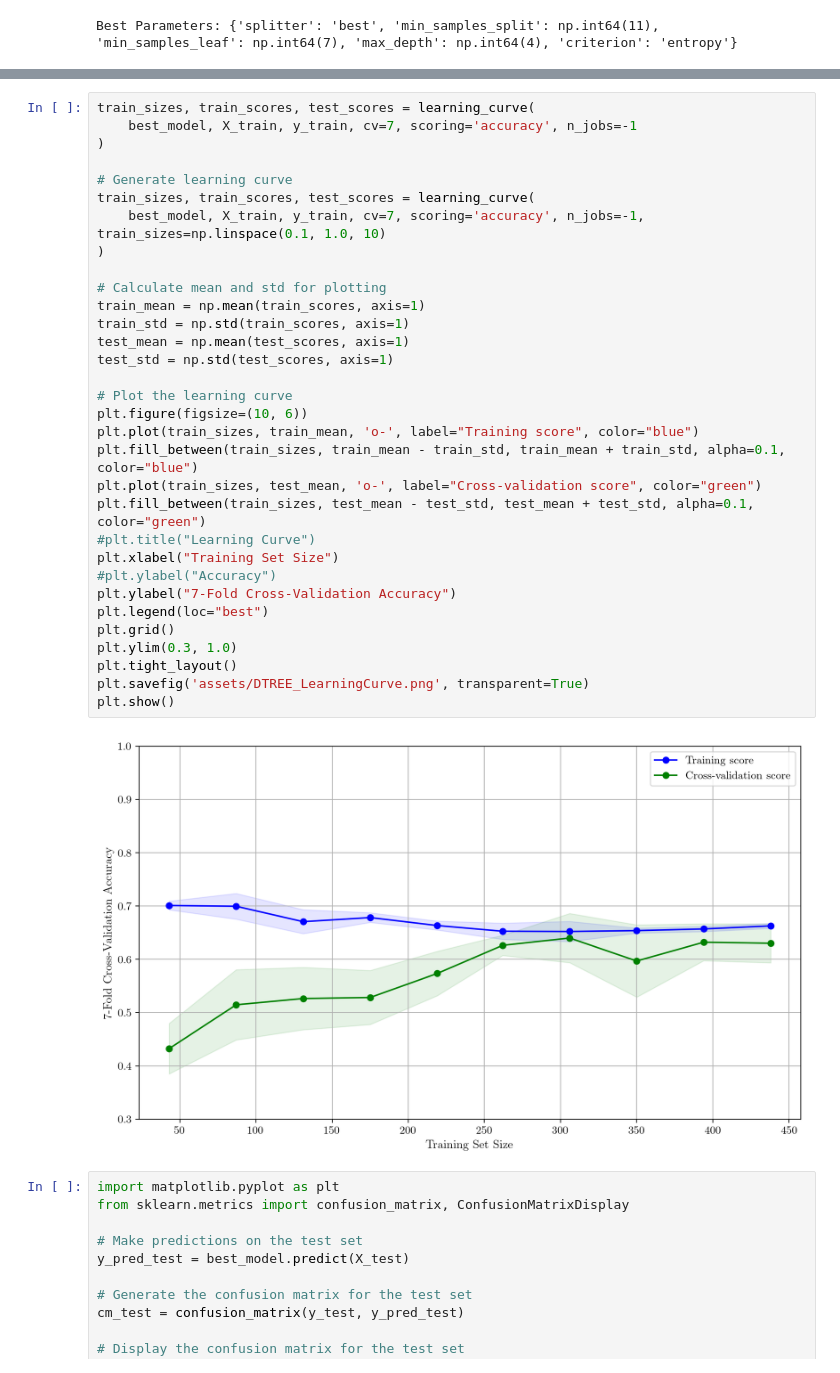
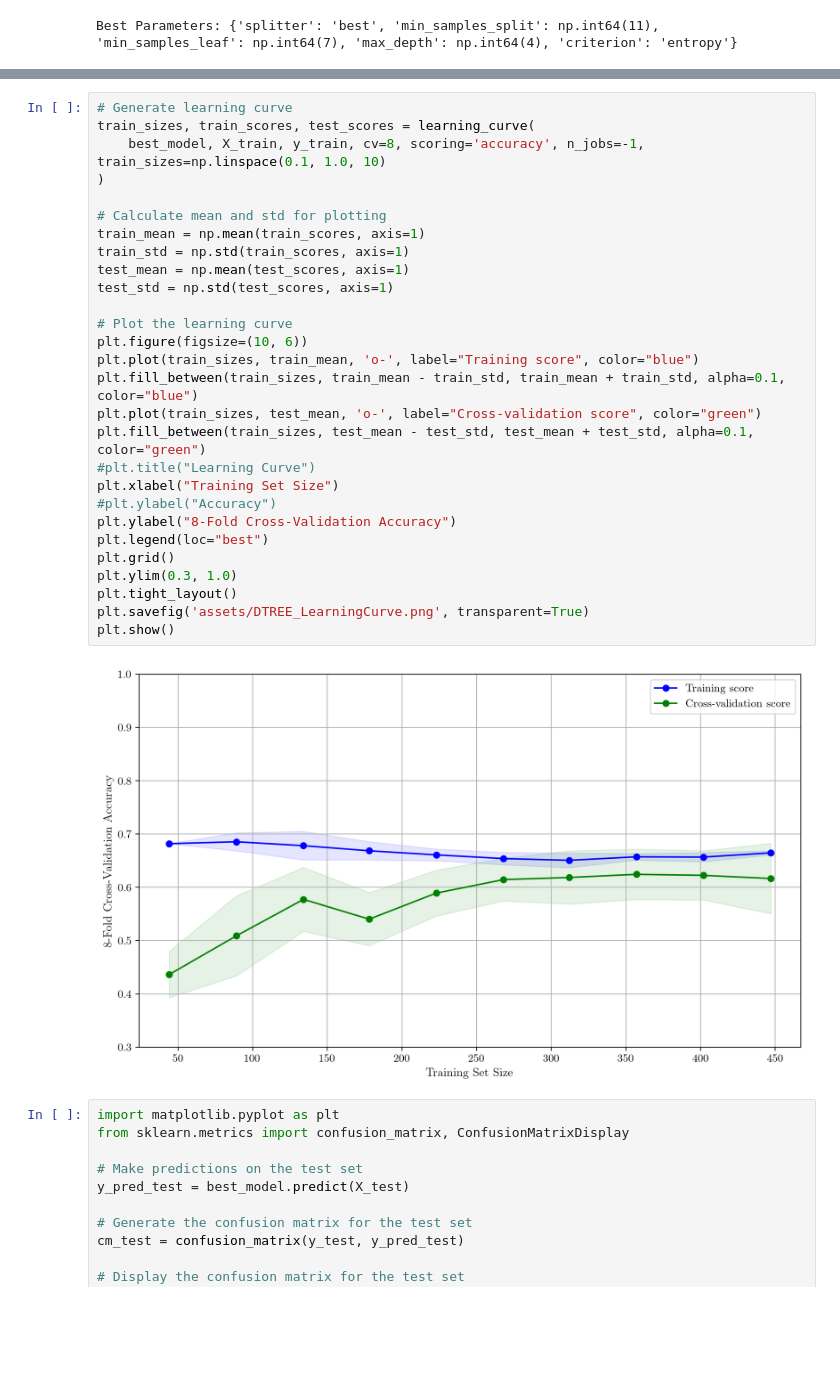
Before and after one commit to jepe06/Project-One---Fatigue-Index, a Jupyter notebook: Model DTree.ipynb, the cells around one changed output, grey strips where cells are left out. Cells and saved outputs as stored; diff of their text form; blank space fills up the shorter version.

```diff
--- a/Model DTree.ipynb
+++ b/Model DTree.ipynb
@@ -135,39 +137,35 @@ plt.rcParams.update({
 # %% [output]
 [figure]
 # %%
-train_sizes, train_scores, test_scores = learning_curve(
-    best_model, X_train, y_train, cv=7, scoring='accuracy', n_jobs=-1
-)
-
 # Generate learning curve
 train_sizes, train_scores, test_scores = learning_curve(
-    best_model, X_train, y_train, cv=7, scoring='accuracy', n_jobs=-1, train_sizes=np.linspace(0.1, 1.0, 10)
+    best_model, X_train, y_train, cv=8, scoring='accuracy', n_jobs=-1, train_sizes=np.linspace(0.1, 1.0, 10)
 )
 
 # Calculate mean and std for plotting
 train_mean = np.mean(train_scores, axis=1)
 train_std = np.std(train_scores, axis=1)
 test_mean = np.mean(test_scores, axis=1)
 test_std = np.std(test_scores, axis=1)
 
 # Plot the learning curve
 plt.figure(figsize=(10, 6))
 plt.plot(train_sizes, train_mean, 'o-', label="Training score", color="blue")
 plt.fill_between(train_sizes, train_mean - train_std, train_mean + train_std, alpha=0.1, color="blue")
 plt.plot(train_sizes, test_mean, 'o-', label="Cross-validation score", color="green")
 plt.fill_between(train_sizes, test_mean - test_std, test_mean + test_std, alpha=0.1, color="green")
 #plt.title("Learning Curve")
 plt.xlabel("Training Set Size")
 #plt.ylabel("Accuracy")
-plt.ylabel("7-Fold Cross-Validation Accuracy")
+plt.ylabel("8-Fold Cross-Validation Accuracy")
 plt.legend(loc="best")
 plt.grid()
 plt.ylim(0.3, 1.0)
 plt.tight_layout()
 plt.savefig('assets/DTREE_LearningCurve.png', transparent=True)
 plt.show()
 # %% [output]
-[figure, old version]
+[figure, new version]
 # %%
 import matplotlib.pyplot as plt
 from sklearn.metrics import confusion_matrix, ConfusionMatrixDisplay
```
Also changed, not shown: parts of 2 cells of this notebook, 13 other files.
